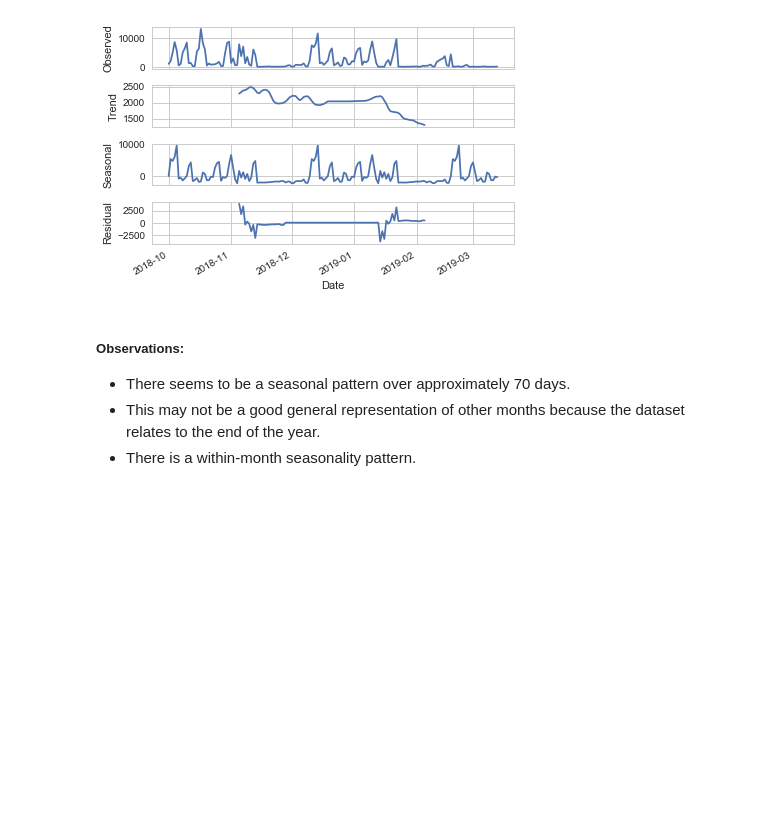
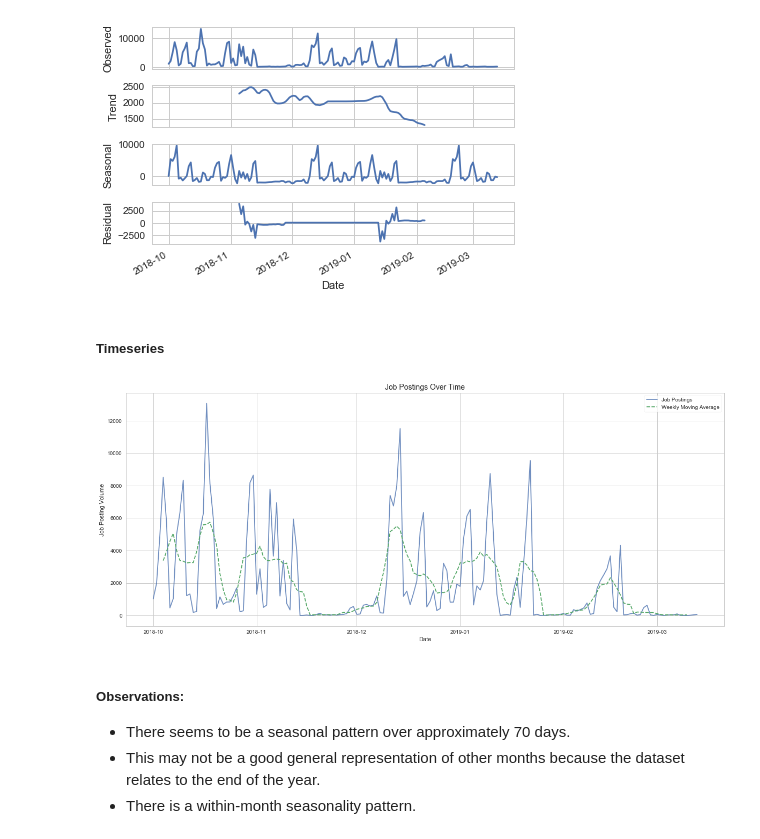
Before and after one commit to longuyen10119/bigDataAssignment, a Jupyter notebook: 3803assignment-Updates.ipynb, the cells around one changed output. Saved outputs shown, nothing was run; the diff lists cells and outputs as text; code cells hidden in the pictures; blank space fills up the shorter version.

Commit message:
Updated timeseries

```diff
--- a/3803assignment-Updates.ipynb
+++ b/3803assignment-Updates.ipynb
@@ -227,6 +227,24 @@ plt.show()
 # %% [output]
 <Figure size 1440x1440 with 0 Axes>
 [figure]
+# %% [markdown]
+##### Timeseries
+# %%
+plt.figure(figsize=(20,8))
+df_timeseries = df_job_postings['Title'].rename('Count')
+moving = df_timeseries.rolling(7, center=True)
+
+data = pd.DataFrame({'Count': df_timeseries, 'Weekly Moving Average': moving.mean()})
+
+plt.plot(data['Count'],alpha=0.8)
+plt.plot(data['Weekly Moving Average'],linestyle='--')
+plt.legend(['Job Postings', 'Weekly Moving Average'], frameon=True)
+plt.title('Job Postings Over Time',size=14)
+plt.xlabel('Date')
+plt.ylabel('Job Posting Volume')
+plt.show()
+# %% [output]
+[figure, added]
 # %% [markdown]
 ##### Observations:
 + There seems to be a seasonal pattern over approximately 70 days.
```
